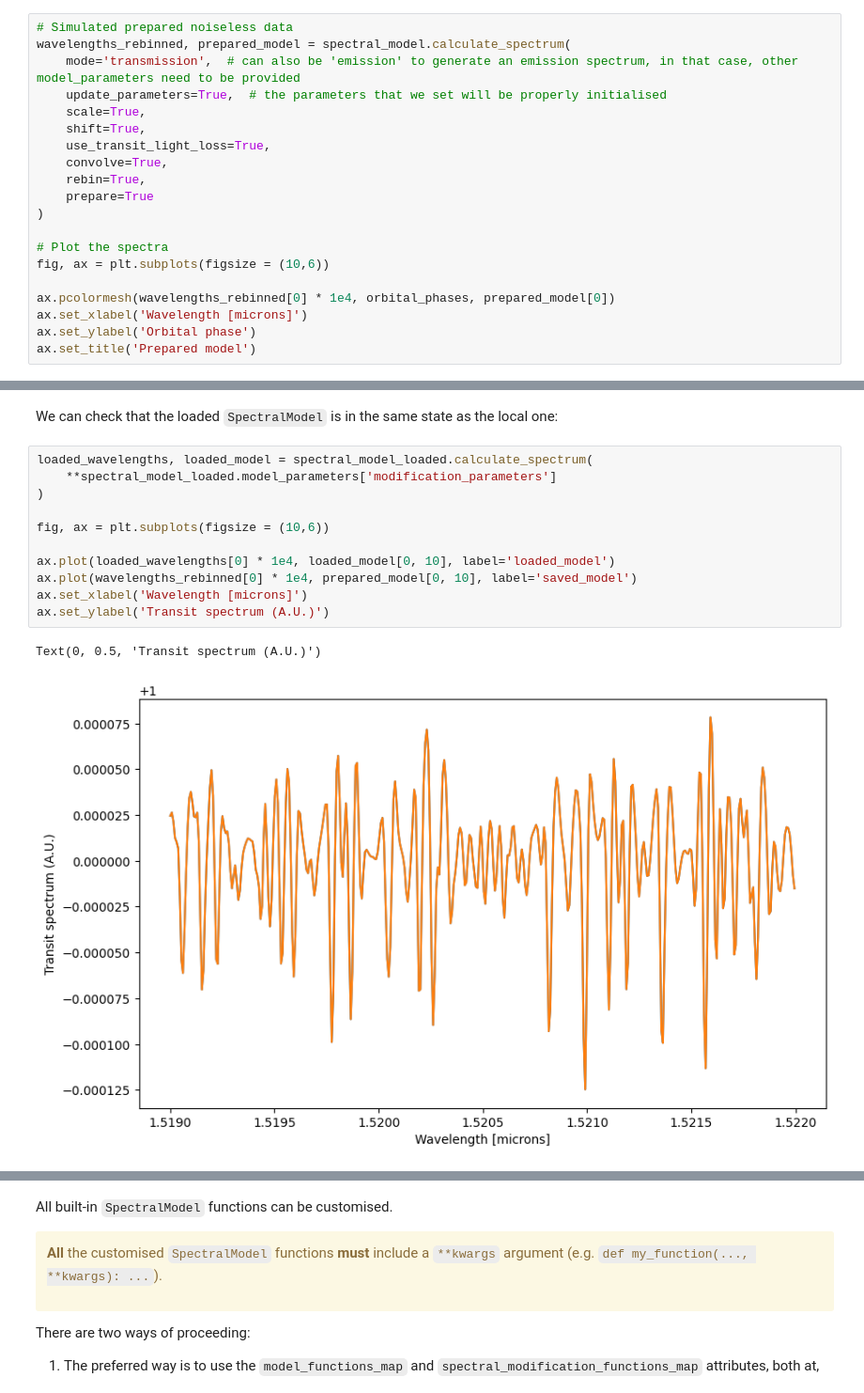
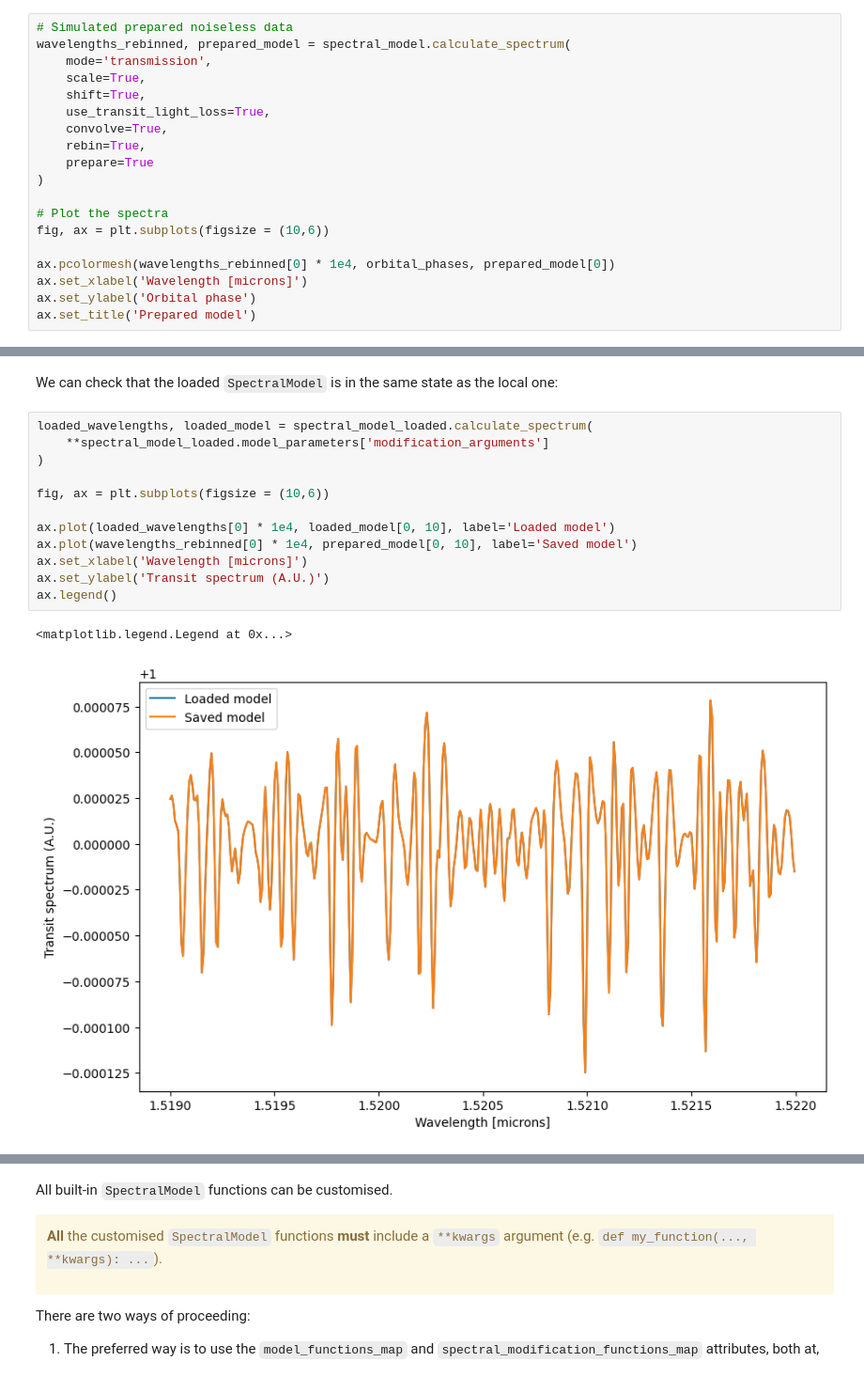
Before and after one commit to wbalmer/petitRADTRANS, a Jupyter notebook: docs/content/notebooks/spectral_model.ipynb, the cells around one changed output, grey strips where cells are left out. Shown at 94% size. Drawn from its saved outputs; the diff is of its cells as text.

Commit message:
Update SpectralModel docs and fix inconsistencies

```diff
--- a/docs/content/notebooks/spectral_model.ipynb
+++ b/docs/content/notebooks/spectral_model.ipynb
@@ -1039,8 +1151,7 @@ To get a prepared forward model, you can use the `prepare` argument of `calculat
 # %%
 # Simulated prepared noiseless data
 wavelengths_rebinned, prepared_model = spectral_model.calculate_spectrum(
-    mode='transmission',  # can also be 'emission' to generate an emission spectrum, in that case, other model_parameters need to be provided
-    update_parameters=True,  # the parameters that we set will be properly initialised
+    mode='transmission',
     scale=True,
     shift=True,
     use_transit_light_loss=True,
@@ -1110,16 +1222,17 @@ Successfully loaded all opacities
 We can check that the loaded `SpectralModel` is in the same state as the local one:
 # %%
 loaded_wavelengths, loaded_model = spectral_model_loaded.calculate_spectrum(
-    **spectral_model_loaded.model_parameters['modification_parameters']
+    **spectral_model_loaded.model_parameters['modification_arguments']
 )
 
 fig, ax = plt.subplots(figsize = (10,6))
 
-ax.plot(loaded_wavelengths[0] * 1e4, loaded_model[0, 10], label='loaded_model')
-ax.plot(wavelengths_rebinned[0] * 1e4, prepared_model[0, 10], label='saved_model')
+ax.plot(loaded_wavelengths[0] * 1e4, loaded_model[0, 10], label='Loaded model')
+ax.plot(wavelengths_rebinned[0] * 1e4, prepared_model[0, 10], label='Saved model')
 ax.set_xlabel('Wavelength [microns]')
 ax.set_ylabel('Transit spectrum (A.U.)')
+ax.legend()
 # %% [output]
-Text(0, 0.5, 'Transit spectrum (A.U.)')
+<matplotlib.legend.Legend at 0x...>
-[figure, old version]
+[figure, new version]
 # %% [markdown]
```
Also changed, not shown: parts of 76 cells of this notebook, 8 other files.
